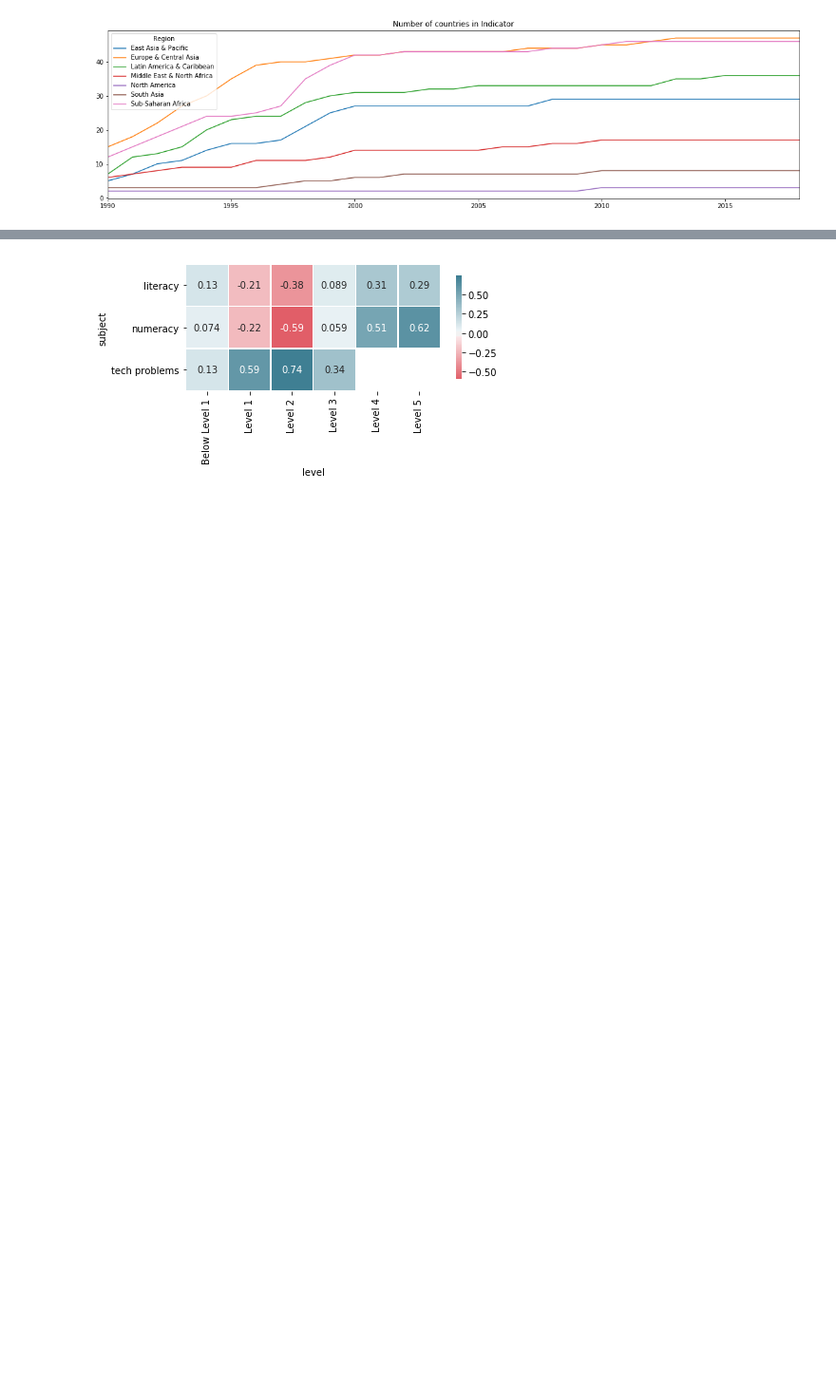
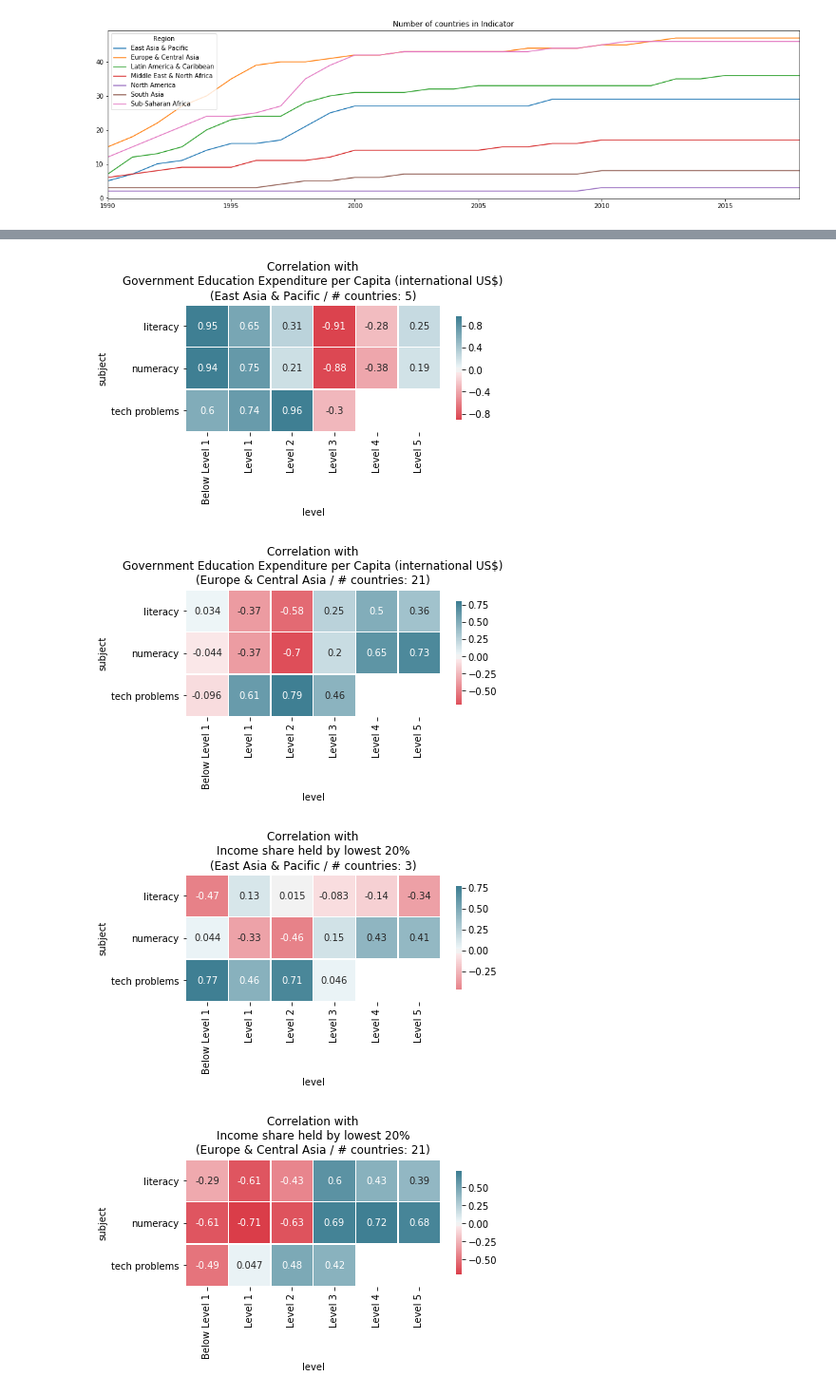
Before and after one commit to felixnext/ds_global-education, a Jupyter notebook: 22_aly_economic-correlation.ipynb, the cells around one changed output, grey strips where cells are left out. Shown at 95% size. Cells and saved outputs as stored; diff of their text form; code cells hidden in the pictures; blank space fills up the shorter version.

```diff
--- a/22_aly_economic-correlation.ipynb
+++ b/22_aly_economic-correlation.ipynb
@@ -148,23 +194,41 @@ We will use the interpolated data for the combination to ensure valid data for t
 # %%
-df_eduspend12 = df_eduspend_total_ip[['Country Code', 'Country Name', '2012']].dropna(axis=0, how='any')
-df_ind12 = pd.merge(df_12, df_eduspend12, left_on='country_code', right_on='Country Code')\
-    [['country_name', 'country_code', 'region', 'subject', 'level', 'gender', 'ppl_perc', 'edu_length', '2012']]\
-    .rename(columns={'2012': 'value'})
 
-# check the correlation for the different value combinations
-combs = df_ind12.groupby(['subject', 'level', 'gender']).sum().index.tolist()
-ds = []
-for sub, lvl, gnd in combs:
-    df_tmp = df_ind12[(df_ind12['subject'] == sub) & (df_ind12['level'] == lvl) & (df_ind12['gender'] == gnd)]
-    corr = df_tmp['ppl_perc'].corr(df_tmp['value'])
-    ds.append([sub, lvl, gnd, corr])
-df_corr = pd.DataFrame(ds, columns=['subject', 'level', 'gender', 'corr'])
-df_corr = df_corr[(df_corr['gender'] == 'Total') & (df_corr['level'].isin(['Below Level 1', 'Level 1', 'Level 2', 'Level 3', 'Level 4', 'Level 5']))].pivot(index='subject', columns='level', values='corr')
+# iterate through data
+for df, name in ls_inds:
+    # clean the relevant dataset
+    df_data12 = df[['Country Code', 'Country Name', '2012']].dropna(axis=0, how='any')
+    df_ind12 = pd.merge(df_12, df_data12, left_on='country_code', right_on='Country Code')\
+        [['country_name', 'country_code', 'region', 'subject', 'level', 'gender', 'ppl_perc', 'edu_length', '2012']]\
+        .rename(columns={'2012': 'value'})
 
-# Generate a custom diverging colormap
-cmap = sns.diverging_palette(10, 220, as_cmap=True)
+    # select relevant regions
+    ls_regions = df_ind12['region'].unique()
 
-# Draw the heatmap with the mask and correct aspect ratio
-sns.heatmap(df_corr, cmap=cmap, center=0, square=True, linewidths=.5, cbar_kws={"shrink": .5}, annot=True);
+    for reg in ls_regions:
+        # check if enough countries
+        no_countries = len(df_ind12[df_ind12['region'] == reg]['country_name'].unique())
+        if no_countries < 3: continue
+
+        # check the correlation for the different value combinations
+        combs = df_ind12.groupby(['subject', 'level', 'gender']).sum().index.tolist()
+        ds = []
+        for sub, lvl, gnd in combs:
+            df_tmp = df_ind12[(df_ind12['subject'] == sub) & (df_ind12['level'] == lvl) & (df_ind12['gender'] == gnd) & (df_12['region'] == reg)]
+            corr = df_tmp['ppl_perc'].corr(df_tmp['value'])
+            ds.append([sub, lvl, gnd, corr])
+        df_corr = pd.DataFrame(ds, columns=['subject', 'level', 'gender', 'corr'])
+        df_corr = df_corr[(df_corr['gender'] == 'Total') & (df_corr['level'].isin(['Below Level 1', 'Level 1', 'Level 2', 'Level 3', 'Level 4', 'Level 5']))].pivot(index='subject', columns='level', values='corr')
+
+        # Generate a custom diverging colormap
+        cmap = sns.diverging_palette(10, 220, as_cmap=True)
+
+        # Draw the heatmap with the mask and correct aspect ratio
+        ax = plt.axes()
+        sns.heatmap(df_corr, cmap=cmap, center=0, square=True, linewidths=.5, cbar_kws={"shrink": .5}, annot=True, ax=ax)
+        ax.set_title("Correlation with\n{}\n({} / # countries: {})".format(name, reg, no_countries))
+        plt.show()
 # %% [output]
-[figure, old version]
+[figure, new version]
+[figure, added]
+[figure, added]
+[figure, added]
```
Also changed, not shown: parts of 5 cells of this notebook, 1 other file.
